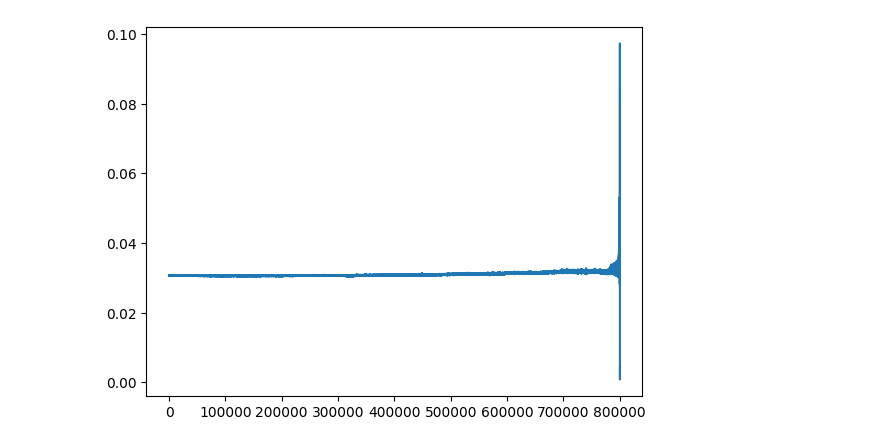
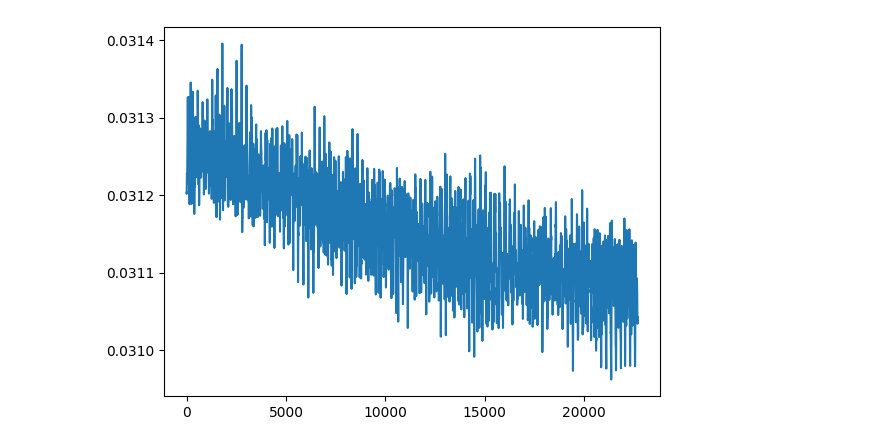
Before and after one commit to djorgeext/pcg-ecg-analysis, a Jupyter notebook: eda.ipynb, the cells around one changed output. Cells and saved outputs as stored; diff of their text form; code cells hidden in the pictures.

```diff
--- a/eda.ipynb
+++ b/eda.ipynb
@@ -280,7 +190,6 @@ audio_see = decimate(audio_see, 20)
 # %%
-cxx2 = cross_correlation_fft2(audio_see, ecg_2)
+cxx = xcorr_valid_mean(audio_see, ecg_2)
+plt.plot(cxx)
+plt.show()
+# %% [output]
+[figure, added]
-# %%
-plt.plot(cxx2)
-plt.show()
-# %% [output]
-[figure, removed]
```
Also changed, not shown: parts of 7 cells of this notebook.
